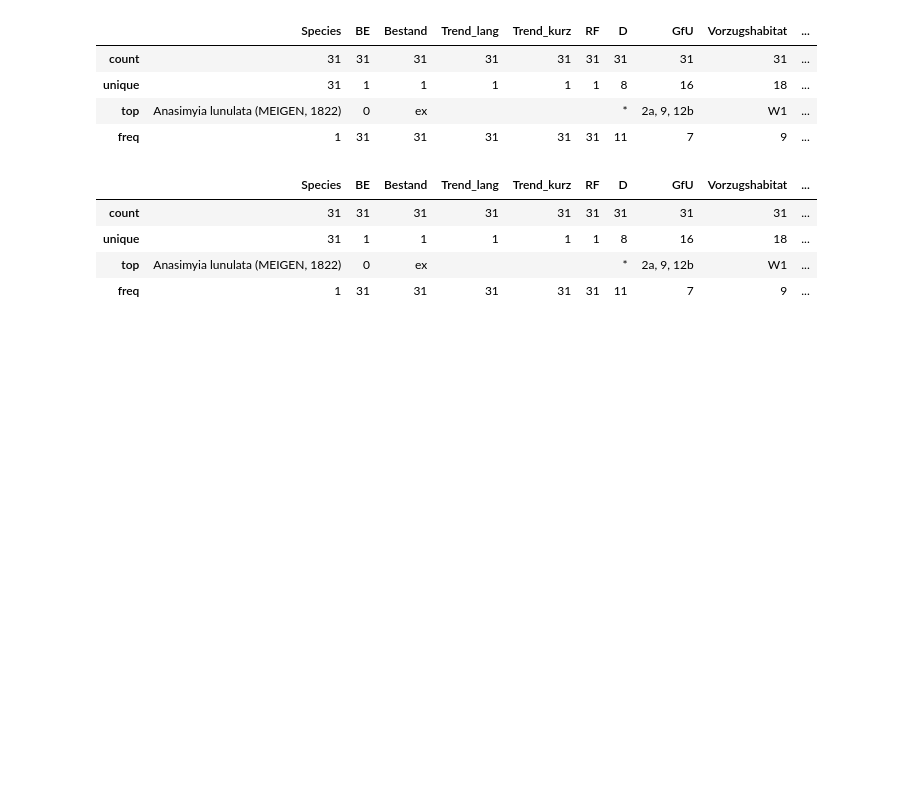
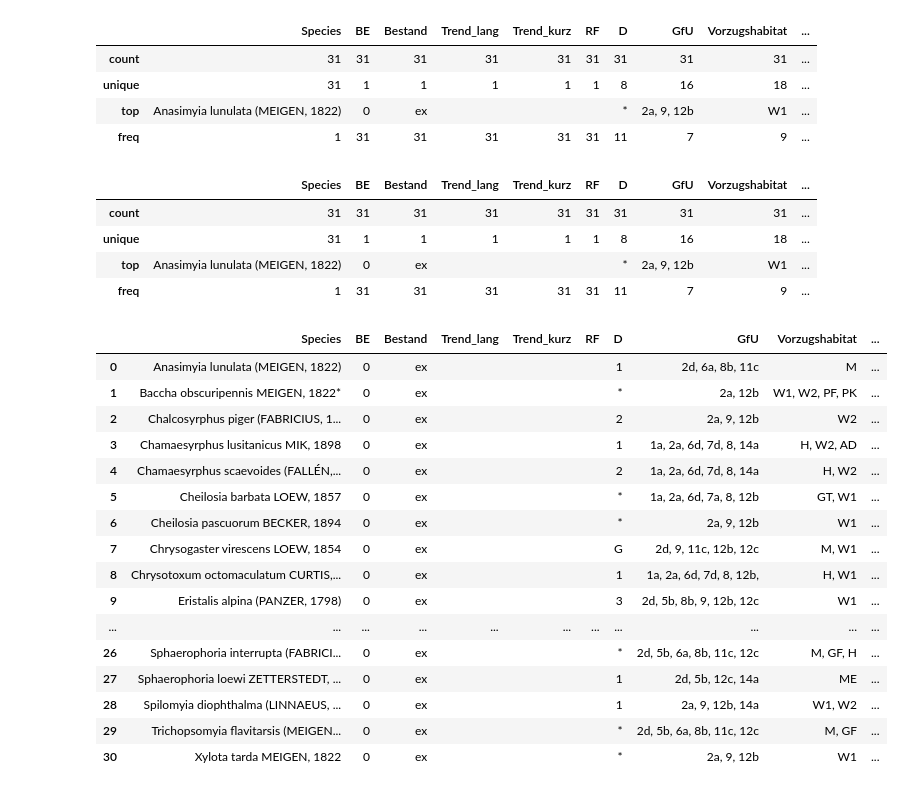
Before and after one commit to Zzzhenya/Berlin-red-list, a Jupyter notebook: Insecta/Diptera_Syrphidae - Hoverflies/Diptera_Syrphidae_Schwebfliegen.ipynb, the cells around one changed output. Cells and saved outputs as stored; diff of their text form; code cells hidden in the pictures; blank space fills up the shorter version.

```diff
--- a/Insecta/Diptera_Syrphidae - Hoverflies/Diptera_Syrphidae_Schwebfliegen.ipynb
+++ b/Insecta/Diptera_Syrphidae - Hoverflies/Diptera_Syrphidae_Schwebfliegen.ipynb
@@ -306,3 +306,23 @@ df3.describe()
 | unique | 31 | 1 | 1 | 1 | 1 | 1 | 8 | 16 | 18 | ... |
 | top | Anasimyia lunulata (MEIGEN, 1822) | 0 | ex |  |  |  | * | 2a, 9, 12b | W1 | ... |
 | freq | 1 | 31 | 31 | 31 | 31 | 31 | 11 | 7 | 9 | ... |
+# %%
+df2
+# %% [output]
+|  | Species | BE | Bestand | Trend_lang | Trend_kurz | RF | D | GfU | Vorzugshabitat | ... |
+| 0 | Anasimyia lunulata (MEIGEN, 1822) | 0 | ex |  |  |  | 1 | 2d, 6a, 8b, 11c | M | ... |
+| 1 | Baccha obscuripennis MEIGEN, 1822* | 0 | ex |  |  |  | * | 2a, 12b | W1, W2, PF, PK | ... |
+| 2 | Chalcosyrphus piger (FABRICIUS, 1... | 0 | ex |  |  |  | 2 | 2a, 9, 12b | W2 | ... |
+| 3 | Chamaesyrphus lusitanicus MIK, 1898 | 0 | ex |  |  |  | 1 | 1a, 2a, 6d, 7d, 8, 14a | H, W2, AD | ... |
+| 4 | Chamaesyrphus scaevoides (FALLÉN,... | 0 | ex |  |  |  | 2 | 1a, 2a, 6d, 7d, 8, 14a | H, W2 | ... |
+| 5 | Cheilosia barbata LOEW, 1857 | 0 | ex |  |  |  | * | 1a, 2a, 6d, 7a, 8, 12b | GT, W1 | ... |
+| 6 | Cheilosia pascuorum BECKER, 1894 | 0 | ex |  |  |  | * | 2a, 9, 12b | W1 | ... |
+| 7 | Chrysogaster virescens LOEW, 1854 | 0 | ex |  |  |  | G | 2d, 9, 11c, 12b, 12c | M, W1 | ... |
+| 8 | Chrysotoxum octomaculatum CURTIS,... | 0 | ex |  |  |  | 1 | 1a, 2a, 6d, 7d, 8, 12b, | H, W1 | ... |
+| 9 | Eristalis alpina (PANZER, 1798) | 0 | ex |  |  |  | 3 | 2d, 5b, 8b, 9, 12b, 12c | W1 | ... |
+| ... | ... | ... | ... | ... | ... | ... | ... | ... | ... | ... |
+| 26 | Sphaerophoria interrupta (FABRICI... | 0 | ex |  |  |  | * | 2d, 5b, 6a, 8b, 11c, 12c | M, GF, H | ... |
+| 27 | Sphaerophoria loewi ZETTERSTEDT, ... | 0 | ex |  |  |  | 1 | 2d, 5b, 12c, 14a | ME | ... |
+| 28 | Spilomyia diophthalma (LINNAEUS, ... | 0 | ex |  |  |  | 1 | 2a, 9, 12b, 14a | W1, W2 | ... |
+| 29 | Trichopsomyia flavitarsis (MEIGEN... | 0 | ex |  |  |  | * | 2d, 5b, 6a, 8b, 11c, 12c | M, GF | ... |
+| 30 | Xylota tarda MEIGEN, 1822 | 0 | ex |  |  |  | * | 2a, 9, 12b | W1 | ... |
```
Also changed, not shown: parts of 8 cells of this notebook, 3 other files.
